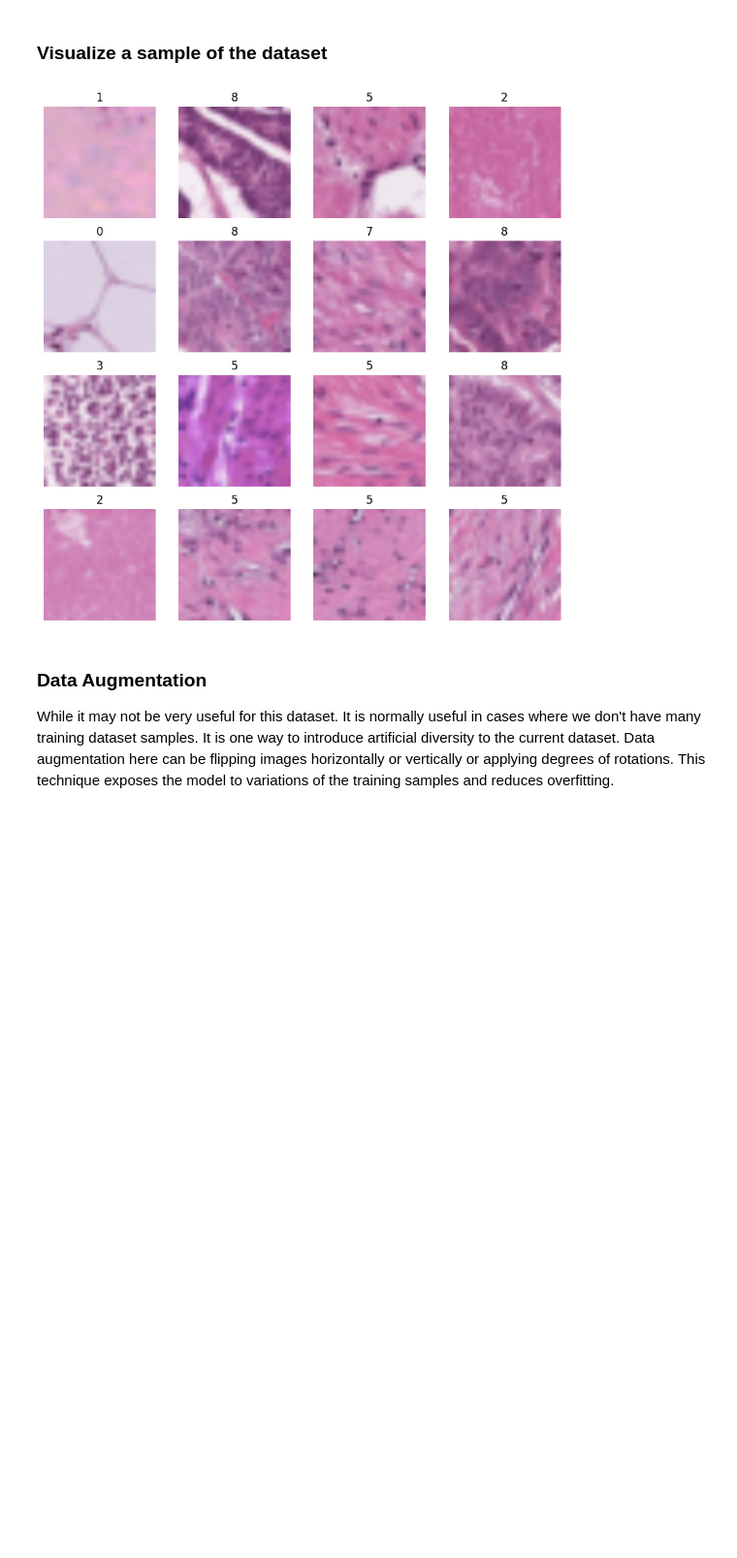
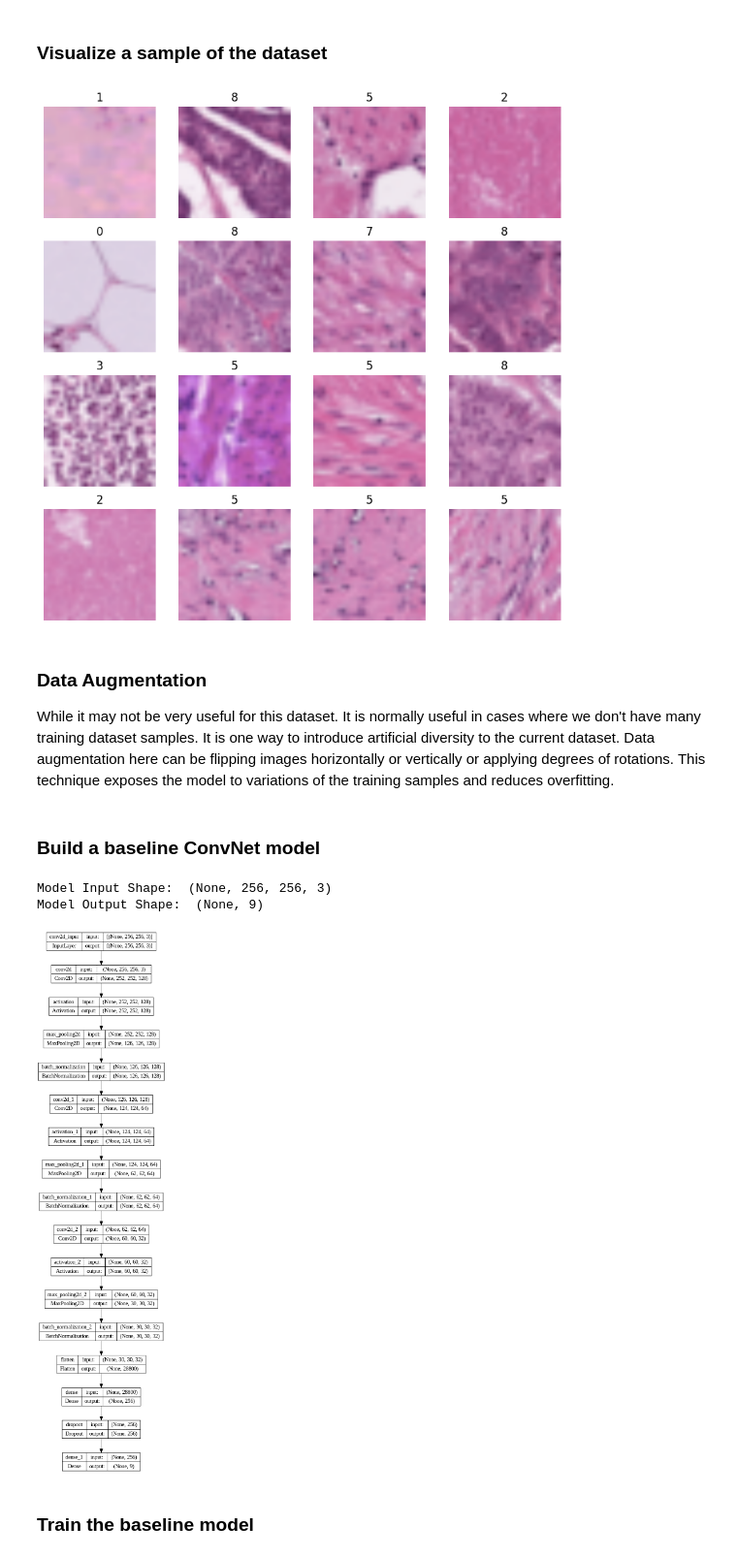
Before and after one commit to amelsheikh/PathMNIST-Classification, a Jupyter notebook: 653_PathMNIST_Classification.ipynb, the cells around one changed output. Shown at 97% size. Drawn from its saved outputs; the diff is of its cells as text; code cells hidden in the pictures; blank space fills up the shorter version.

```diff
--- a/653_PathMNIST_Classification.ipynb
+++ b/653_PathMNIST_Classification.ipynb
@@ -142,0 +147,45 @@ data_augment = keras.Sequential(
+# %% [markdown]
+### Build a baseline ConvNet model
+# %%
+from keras.models import Sequential
+from keras.regularizers import l2
+
+def make_model_convNet(input_shape, num_classes):
+    model = Sequential([
+        layers.Conv2D(filters=128, kernel_size=(5, 5), padding='valid', input_shape=input_shape),
+        layers.Activation('relu'),
+        layers.MaxPooling2D(pool_size=(2, 2)),
+        layers.BatchNormalization(),
+
+        layers.Conv2D(filters=64, kernel_size=(3, 3), padding='valid', kernel_regularizer=l2(0.00005)),
+        layers.Activation('relu'),
+        layers.MaxPooling2D(pool_size=(2, 2)),
+        layers.BatchNormalization(),
+
+        layers.Conv2D(filters=32, kernel_size=(3, 3), padding='valid', kernel_regularizer=l2(0.00005)),
+        layers.Activation('relu'),
+        layers.MaxPooling2D(pool_size=(2, 2)),
+        layers.BatchNormalization(),
+
+        layers.Flatten(),
+
+        layers.Dense(units=256, activation='relu'),
+        layers.Dropout(0.5),
+        layers.Dense(units=num_classes, activation='softmax')
+    ])
+    return model
+
+# define the actual model
+model_convNet = make_model_convNet(input_shape=img_size + (3,), num_classes=9)
+# for testing
+print("Model Input Shape: ", model_convNet.input_shape)
+print("Model Output Shape: ", model_convNet.output_shape)
+
+
+keras.utils.plot_model(model_convNet, show_shapes=True)
+# %% [output]
+Model Input Shape:  (None, 256, 256, 3)
+Model Output Shape:  (None, 9)
+[figure, added]
+# %% [markdown]
+### Train the baseline model
```
Also changed, not shown: parts of 32 cells of this notebook.
